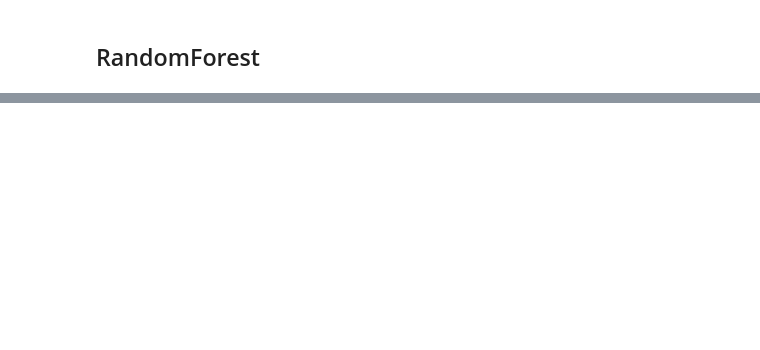
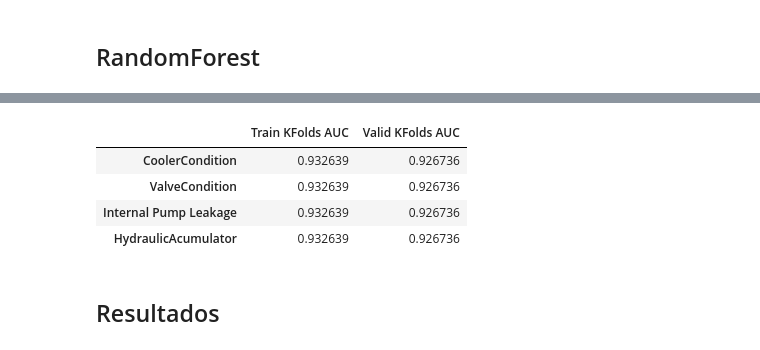
Before and after one commit to maxit1992/CEIA_AMQ1, a Jupyter notebook: TP_Integrador/TP_Integrador.ipynb, the cells around one changed output, grey strips where cells are left out. Saved outputs shown, nothing was run; the diff lists cells and outputs as text; code cells hidden in the pictures; blank space fills up the shorter version.

```diff
--- a/TP_Integrador/TP_Integrador.ipynb
+++ b/TP_Integrador/TP_Integrador.ipynb
@@ -641,0 +767,10 @@ ValueError: sparse multilabel-indicator for y is not supported.
+# %%
+pd.DataFrame(results).T
+# %% [output]
+|  | Train KFolds AUC | Valid KFolds AUC |
+| CoolerCondition | 0.932639 | 0.926736 |
+| ValveCondition | 0.932639 | 0.926736 |
+| Internal Pump Leakage | 0.932639 | 0.926736 |
+| HydraulicAcumulator | 0.932639 | 0.926736 |
+# %% [markdown]
+## Resultados
```
Also changed, not shown: parts of 23 cells of this notebook.
